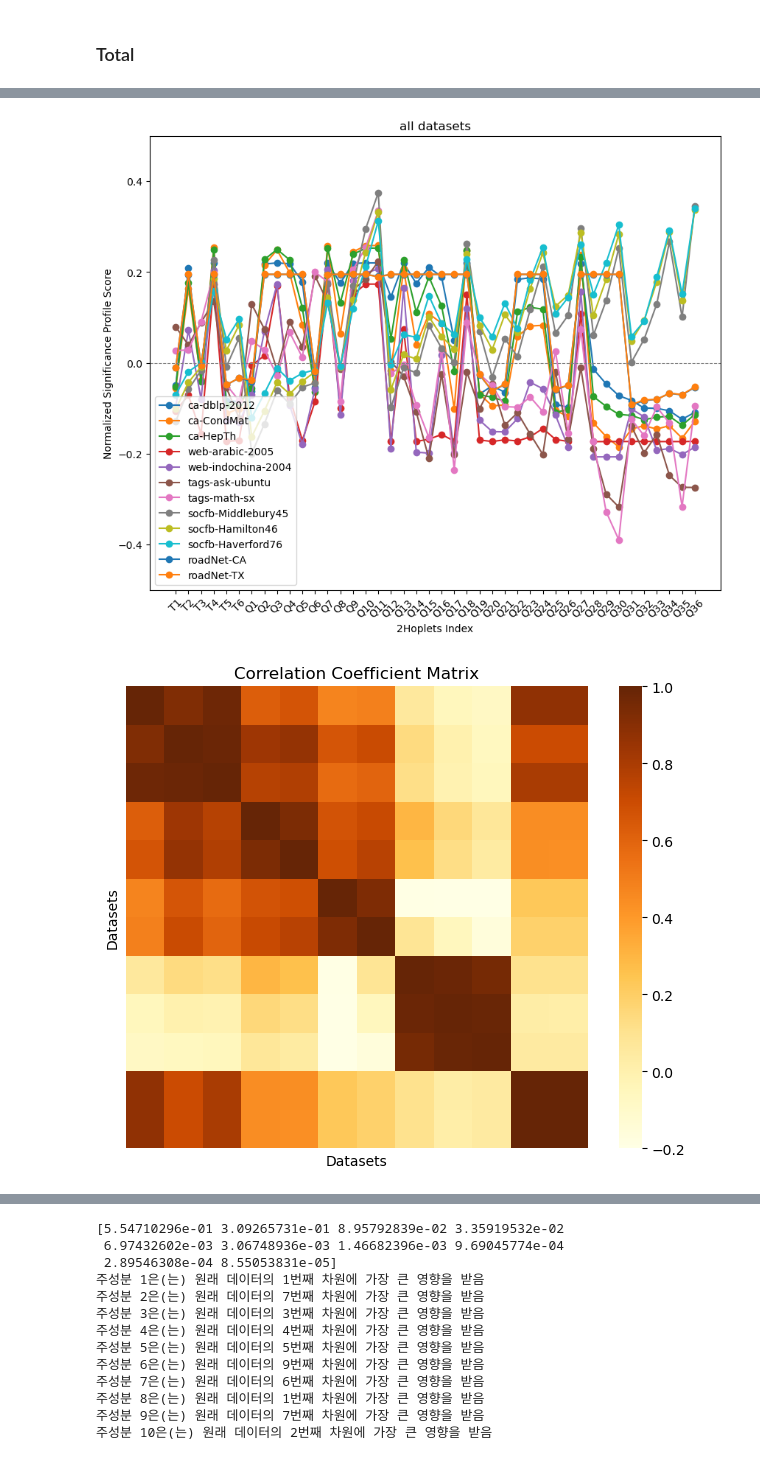
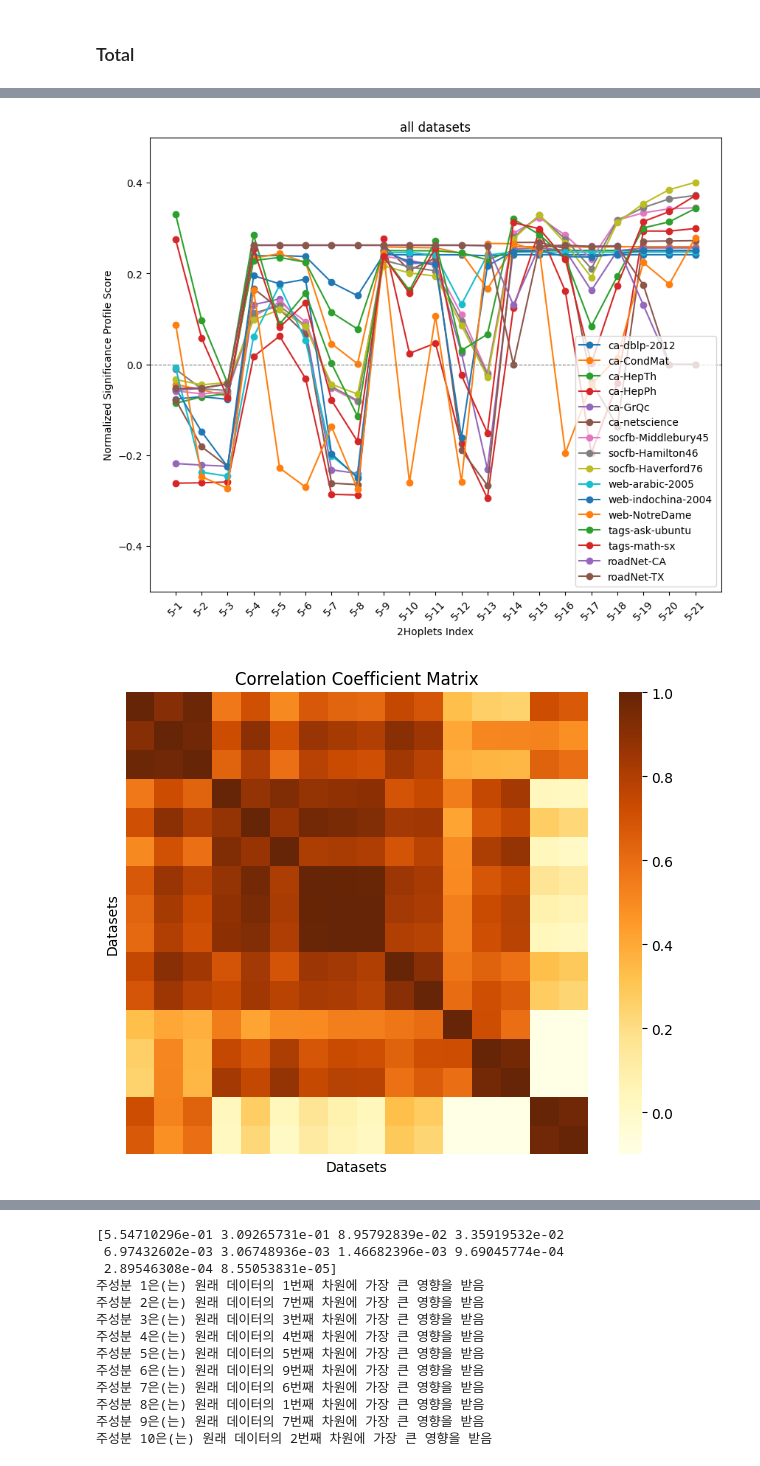
Before and after one commit to thisis05/distance-extended-graphlet, a Jupyter notebook: profile.ipynb, the cells around one changed output, grey strips where cells are left out. Cells and saved outputs as stored; diff of their text form; code cells hidden in the pictures.

```diff
--- a/profile.ipynb
+++ b/profile.ipynb
@@ -102,7 +102,7 @@ def sig_profile(real, random, label, datasets, domain = "all"):
 # %%
 def conf_mat(labels, correlation_matrix):
     plt.figure(figsize=(8, 6))
-    sns.heatmap(correlation_matrix, annot=False, fmt=".2f", cmap='YlOrBr', cbar=True, square=True, vmin=-0.2, vmax=1)
+    sns.heatmap(correlation_matrix, annot=False, fmt=".2f", cmap='YlOrBr', cbar=True, square=True, vmin=-0.1, vmax=1)
     plt.title('Correlation Coefficient Matrix')
     plt.xlabel('Datasets')
     plt.ylabel('Datasets')
@@ -189,26 +173,25 @@ roadNet-PA
 # %%
 datasets = [
-            'ca-dblp-2012','ca-CondMat','ca-HepTh',
-            'web-arabic-2005', 'web-indochina-2004',
+            'ca-dblp-2012','ca-CondMat','ca-HepTh', 'ca-HepPh', 'ca-GrQc', 'ca-netscience',
 
+             #'socfb-UC64', 'socfb-UCSC68',
+            #'ca-AstroPh', #'ca-Erdos992',
+            'socfb-Middlebury45', 'socfb-Hamilton46', 'socfb-Haverford76',
+            'web-arabic-2005', 'web-indochina-2004', 'web-NotreDame',
             'tags-ask-ubuntu', 'tags-math-sx',
 
-
-             #'socfb-UC64', 'socfb-UCSC68',
-              #'ca-Erdos992', 'ca-AstroPh', 'ca-GrQc', 'ca-netscience', 'ca-HepPh',
-
-            'socfb-Middlebury45', 'socfb-Hamilton46', 'socfb-Haverford76',
             'roadNet-CA', 'roadNet-TX', #'roadNet-PA',
 
-            #'web-edu', 'web-polblogs',  'web-EPA', # 'web-sk-2005', 'web-webbase',
+
+
 
              #'email-univ','email-Enron', #'email-EU',
 
 
             ]
-real, random = load_json_convert("extend_output")
+real, random = load_json_convert("original_output")
 domain = real[real['dataset'] == 'datasets']['domain']
-corr_mat, srp = sig_profile(real, random, labels_2hop_all, datasets)
+corr_mat, srp = sig_profile(real, random, labels_gr_5, datasets)
 conf_mat(domain, corr_mat)
 # %% [output]
 ca-dblp-2012
@@ -224,7 +211,7 @@ socfb-Haverford76
 roadNet-CA
 roadNet-TX
-[figure, old version]
+[figure, new version]
-[figure, old version]
+[figure, new version]
 # %%
 corr_mat
 # %% [output]
```
Also changed, not shown: parts of 6 cells of this notebook, 27 other files.
